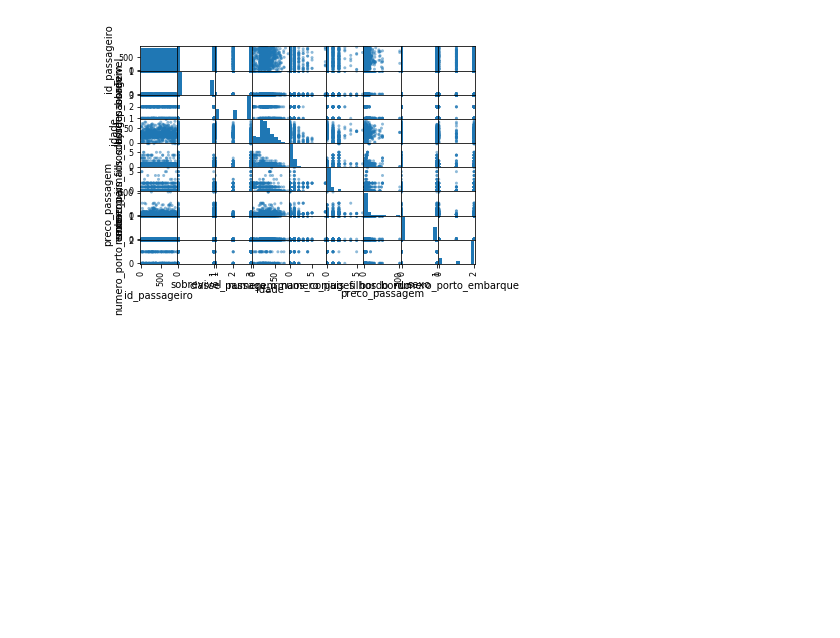
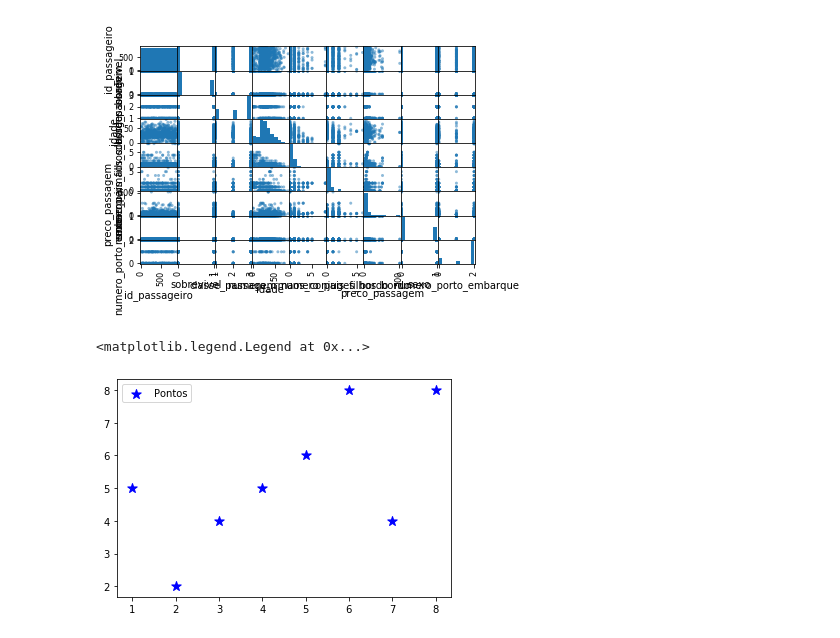
Before and after one commit to EduardoMoraesRitter/Titanic-Machine-Learning-from-Disaster, a Jupyter notebook: explorando_dados.ipynb, the cells around one changed output. Drawn from its saved outputs; the diff is of its cells as text; code cells hidden in the pictures; blank space fills up the shorter version.

```diff
--- a/explorando_dados.ipynb
+++ b/explorando_dados.ipynb
@@ -199,3 +217,16 @@ scatter_matrix(dados)
 plt.show()
 # %% [output]
 [figure]
+# %%
+import matplotlib.pyplot as plt
+
+# Definindo variáveis
+x = [1, 2, 3, 4, 5, 6, 7, 8]
+y = [5, 2, 4, 5, 6, 8, 4, 8]
+
+# Criando um gráfico
+plt.scatter(x, y, label = 'Pontos', color = 'b', marker = '*', s = 100)
+plt.legend()
+# %% [output]
+<matplotlib.legend.Legend at 0x...>
+[figure, added]
```
Also changed, not shown: parts of 2 cells of this notebook.
